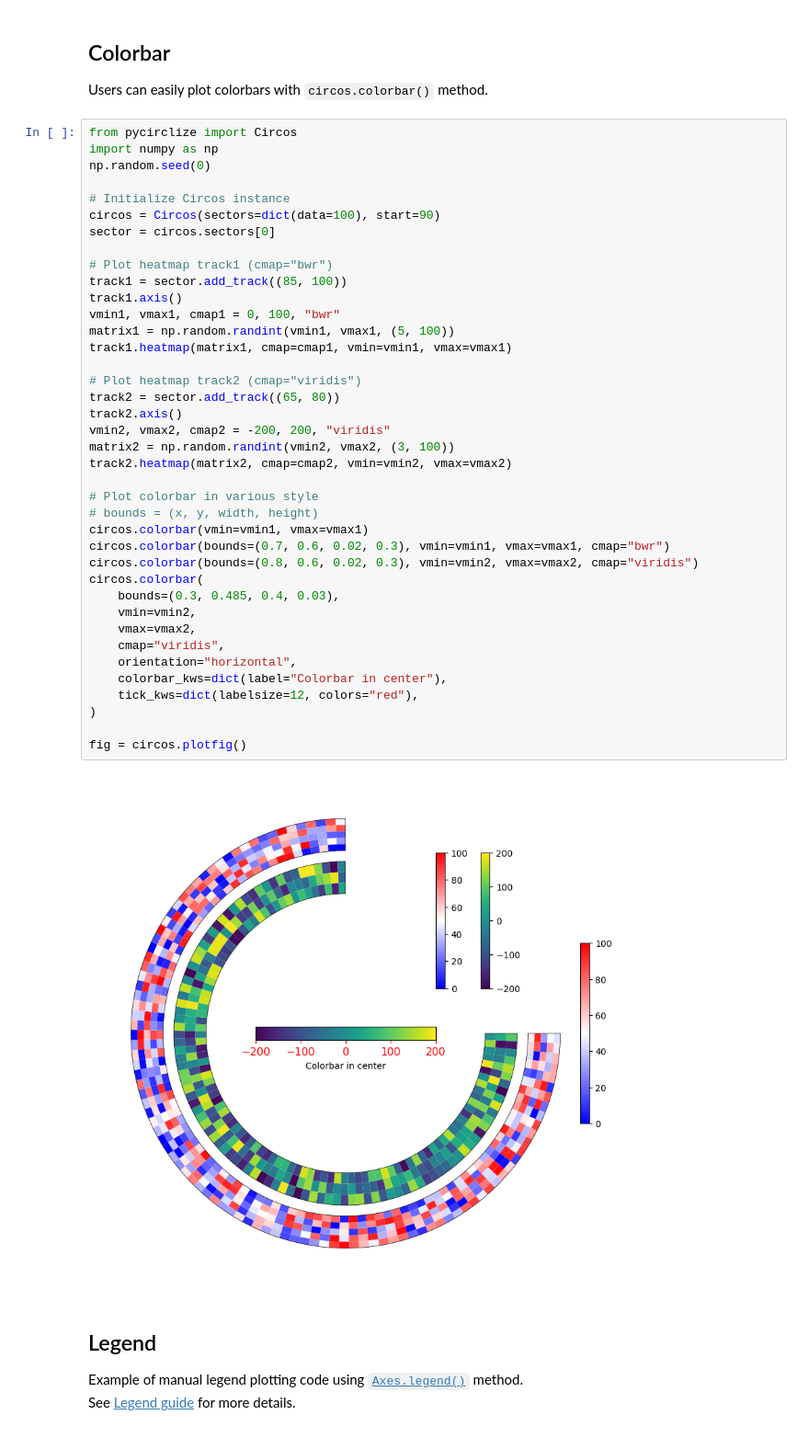
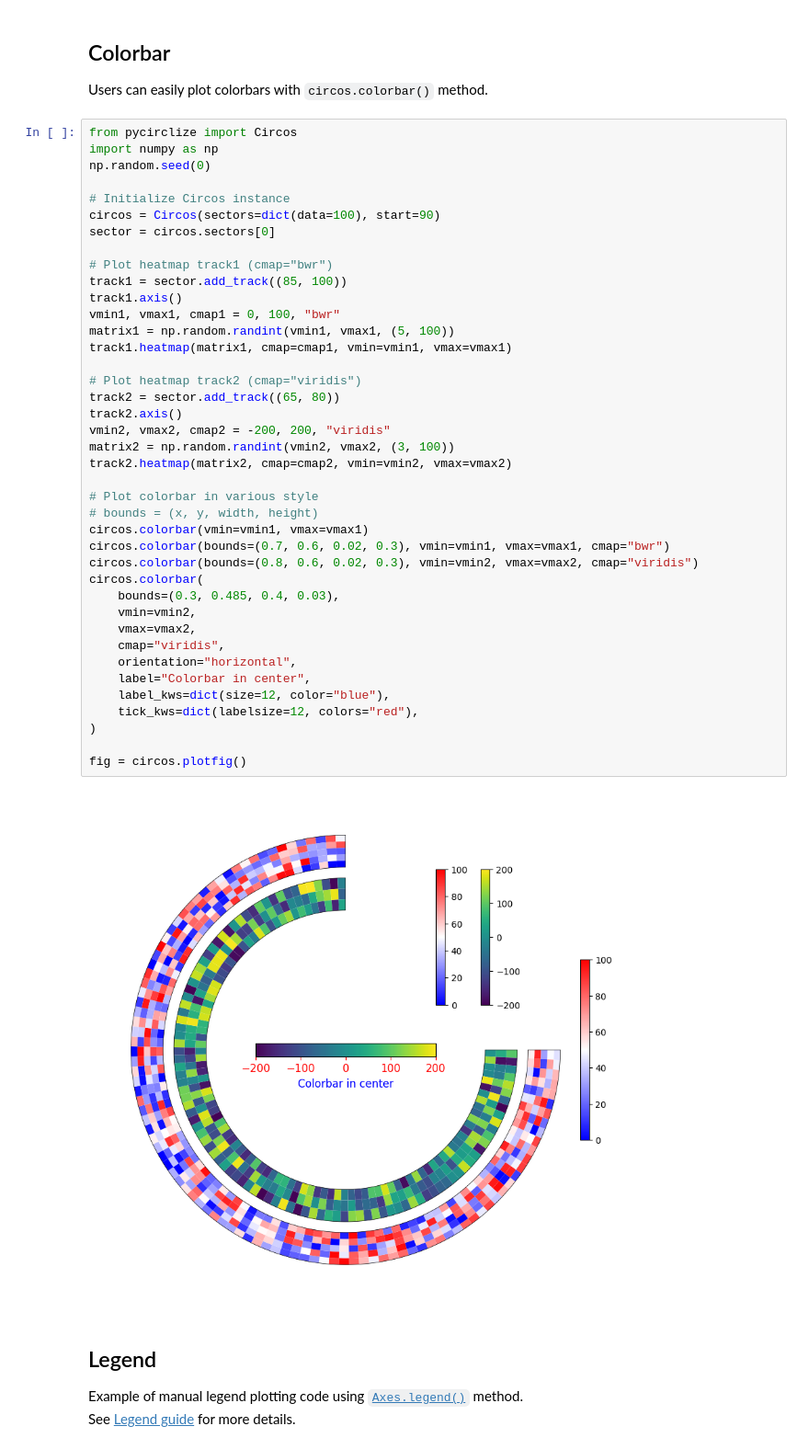
Before and after one commit to moshi4/pyCirclize, a Jupyter notebook: docs/plot_tips.ipynb, the cells around one changed output. Shown at 92% size. Drawn from its saved outputs; the diff is of its cells as text.

Commit message:
Fix docs in plot tips colorbar

```diff
--- a/docs/plot_tips.ipynb
+++ b/docs/plot_tips.ipynb
@@ -153,35 +153,36 @@ sector = circos.sectors[0]
 # Plot heatmap track1 (cmap="bwr")
 track1 = sector.add_track((85, 100))
 track1.axis()
 vmin1, vmax1, cmap1 = 0, 100, "bwr"
 matrix1 = np.random.randint(vmin1, vmax1, (5, 100))
 track1.heatmap(matrix1, cmap=cmap1, vmin=vmin1, vmax=vmax1)
 
 # Plot heatmap track2 (cmap="viridis")
 track2 = sector.add_track((65, 80))
 track2.axis()
 vmin2, vmax2, cmap2 = -200, 200, "viridis"
 matrix2 = np.random.randint(vmin2, vmax2, (3, 100))
 track2.heatmap(matrix2, cmap=cmap2, vmin=vmin2, vmax=vmax2)
 
 # Plot colorbar in various style
 # bounds = (x, y, width, height)
 circos.colorbar(vmin=vmin1, vmax=vmax1)
 circos.colorbar(bounds=(0.7, 0.6, 0.02, 0.3), vmin=vmin1, vmax=vmax1, cmap="bwr")
 circos.colorbar(bounds=(0.8, 0.6, 0.02, 0.3), vmin=vmin2, vmax=vmax2, cmap="viridis")
 circos.colorbar(
     bounds=(0.3, 0.485, 0.4, 0.03),
     vmin=vmin2,
     vmax=vmax2,
     cmap="viridis",
     orientation="horizontal",
-    colorbar_kws=dict(label="Colorbar in center"),
+    label="Colorbar in center",
+    label_kws=dict(size=12, color="blue"),
     tick_kws=dict(labelsize=12, colors="red"),
 )
 
 fig = circos.plotfig()
 # %% [output]
-[figure, old version]
+[figure, new version]
 # %% [markdown]
 ## Legend
 
```
